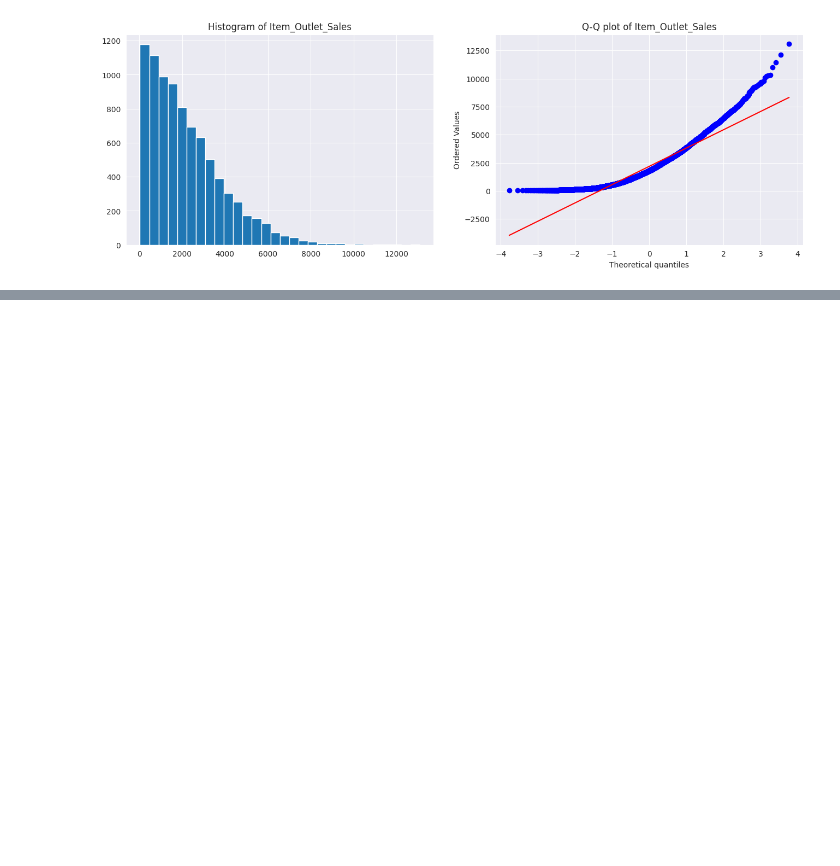
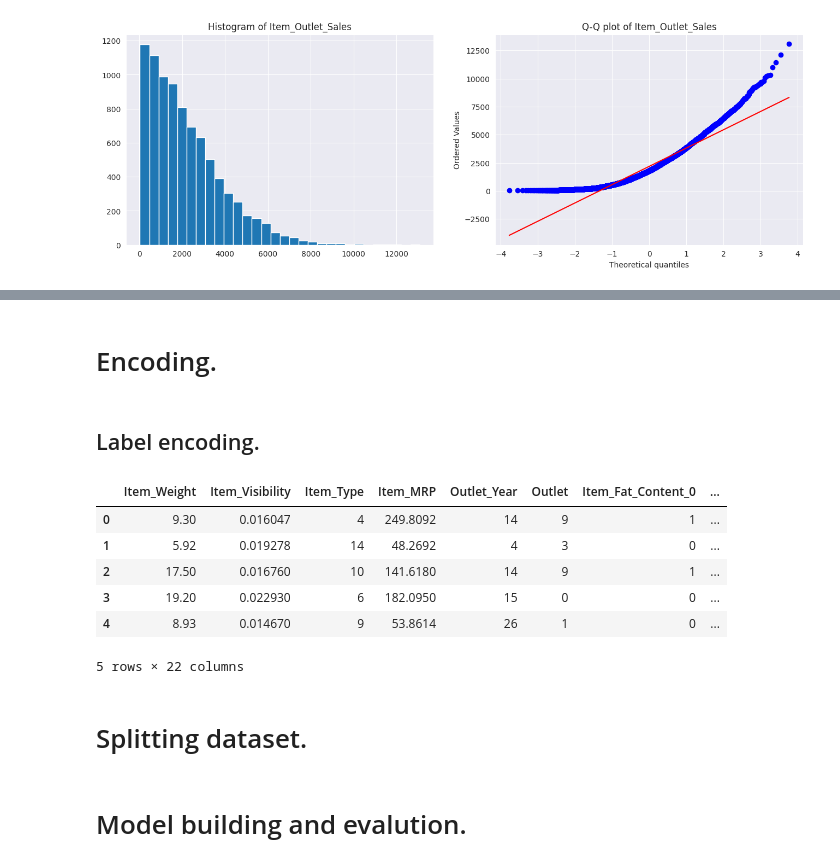
Before and after one commit to Suman-Adhikary/Big-Mart-Sale-Prediction, a Jupyter notebook: Bigmart_Sale_Prediction.ipynb, the cells around one changed output, grey strips where cells are left out. Cells and saved outputs as stored; diff of their text form; code cells hidden in the pictures; blank space fills up the shorter version.

```diff
--- a/Bigmart_Sale_Prediction.ipynb
+++ b/Bigmart_Sale_Prediction.ipynb
@@ -417,0 +453,2 @@ dtype: int64
+# %%
+X['Outlet_Year'] = 2013 - X['Outlet_Establishment_Year']
@@ -447,0 +501,27 @@ diagnostic_plots(X, "Item_Visibility")
+# %% [markdown]
+# Encoding.
+# %% [markdown]
+## Label encoding.
+# %%
+X = X.drop(['Item_Identifier'], axis = 1)
+# %%
+le = LabelEncoder()
+X['Outlet'] = le.fit_transform(X['Outlet_Identifier'])
+cat_col = ['Item_Fat_Content', 'Item_Type' , 'Outlet_Size', 'Outlet_Location_Type', 'Outlet_Type', 'New_Item_Type']
+for i in cat_col:
+  X[i] = le.fit_transform(X[i])
+# %%
+X = pd.get_dummies(X, columns = ['Item_Fat_Content' , 'Outlet_Size', 'Outlet_Location_Type', 'Outlet_Type', 'New_Item_Type'])
+X = X.drop(columns = ['Outlet_Identifier', 'Outlet_Establishment_Year'])
+# %%
+X.head()
+# %% [output]
+|  | Item_Weight | Item_Visibility | Item_Type | Item_MRP | Outlet_Year | Outlet | Item_Fat_Content_0 | ... |
+| 0 | 9.30 | 0.016047 | 4 | 249.8092 | 14 | 9 | 1 | ... |
+| 1 | 5.92 | 0.019278 | 14 | 48.2692 | 4 | 3 | 0 | ... |
+| 2 | 17.50 | 0.016760 | 10 | 141.6180 | 14 | 9 | 1 | ... |
+| 3 | 19.20 | 0.022930 | 6 | 182.0950 | 15 | 0 | 0 | ... |
+| 4 | 8.93 | 0.014670 | 9 | 53.8614 | 26 | 1 | 0 | ... |
+5 rows × 22 columns
+# %% [markdown]
+# Splitting dataset.
@@ -447,0 +533,2 @@ diagnostic_plots(X, "Item_Visibility")
+# %% [markdown]
+# Model building and evalution.
```
Also changed, not shown: parts of 37 cells of this notebook.
